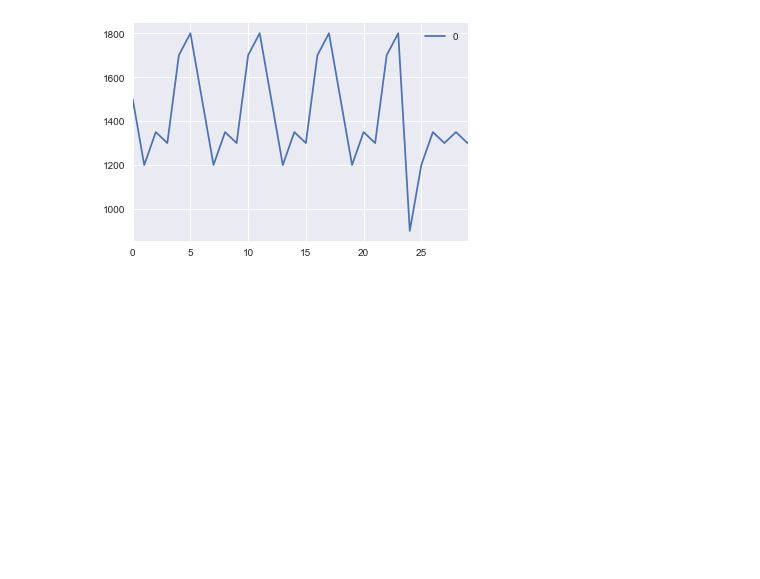
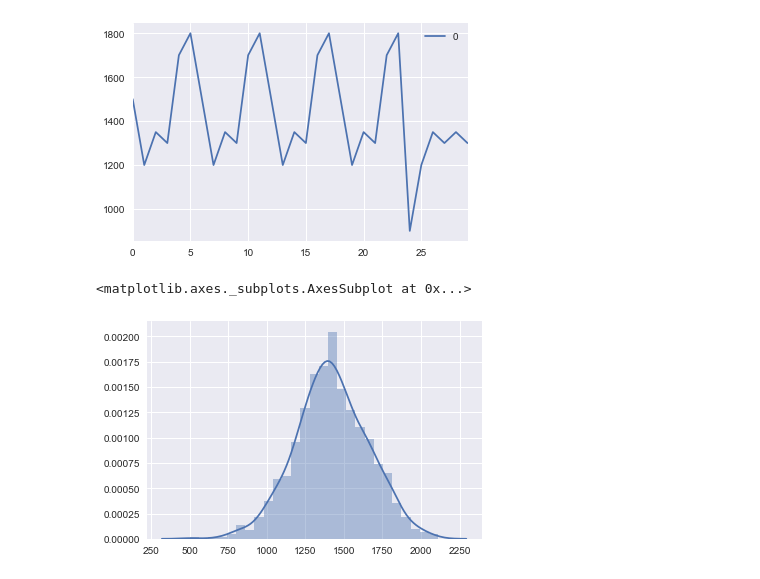
Before and after one commit to carlsednaoui/thinkful-data-science, a Jupyter notebook: coursework/unit_2/stats.ipynb, the cells around one changed output. Saved outputs shown, nothing was run; the diff lists cells and outputs as text; code cells hidden in the pictures; blank space fills up the shorter version.

```diff
--- a/coursework/unit_2/stats.ipynb
+++ b/coursework/unit_2/stats.ipynb
@@ -26,3 +26,10 @@ max    1800.000000
 [figure]
 # %%
 # How do we graph the normal distribution
+apr_mean = sales_april.mean()
+apr_std = sales_april.std()
+
+sns.distplot(np.random.normal(apr_mean, apr_std, 1000))
+# %% [output]
+<matplotlib.axes._subplots.AxesSubplot at 0x...>
+[figure, added]
```
Also changed, not shown: parts of 5 cells of this notebook, 3 other files.
